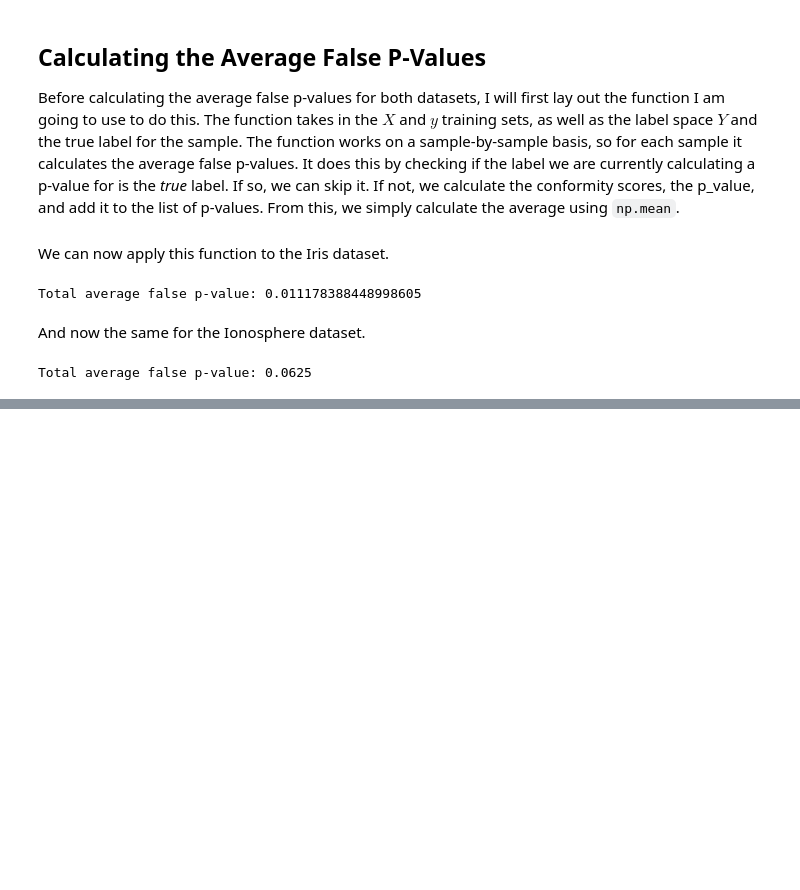
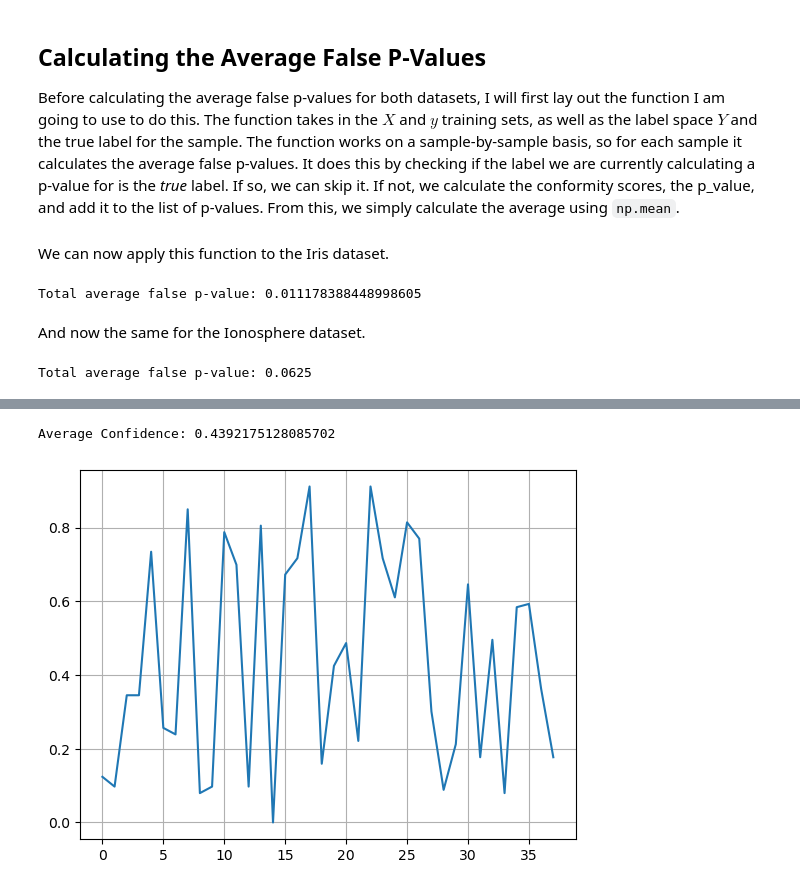
Before and after one commit to lukavr05/CS3920-labs, a Jupyter notebook: Assignment1/Assignment1.ipynb, the cells around one changed output, grey strips where cells are left out. Cells and saved outputs as stored; diff of their text form; code cells hidden in the pictures; blank space fills up the shorter version.

```diff
--- a/Assignment1/Assignment1.ipynb
+++ b/Assignment1/Assignment1.ipynb
@@ -397,0 +444,31 @@ Total average false p-value: 0.0625
+# %%
+def calculateConfidence(Y, sample_X, X_training_set, y_training_set):
+    Y_size = len(Y)
+    p_values = np.zeros(Y_size)
+    for i in range (0, Y_size):
+        label = Y[i]
+        scores = calculateConformityScores(sample_X, label, X_training_set, y_training_set)
+        p_values[i] = calculatePValue(scores)
+
+    _, p  = computeMaximum(p_values)
+    np.delete(p_values, p) # delete largest value
+
+    s, _ = computeMaximum(p_values) # calculate largest again
+
+    return 1 - s # confidence = 1 - second biggest p value
+
+def getAverageConfidence(Y, X_test_set, X_training_set, y_training_set):
+    confidences = np.zeros(len(X_test_set))
+    for i in range(0,len(X_test_set)):
+        confidences[i] = calculateConfidence(Y, X_test_set[i], X_training_set, y_training_set)
+
+    print("Average Confidence:", np.mean(confidences))
+    x = np.arange(0, len(X_test_set))
+    plt.plot(x, confidences)
+    plt.grid(True)
+    plt.show()
+# %%
+getAverageConfidence(iris_label_space, iris_X_test, iris_X_train, iris_y_train)
+# %% [output]
+Average Confidence: 0.4392175128085702
+[figure, added]
```
Also changed, not shown: parts of 8 cells of this notebook.
